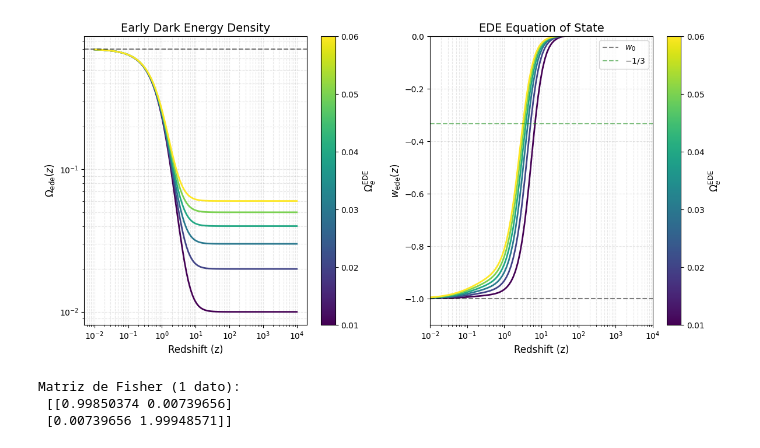
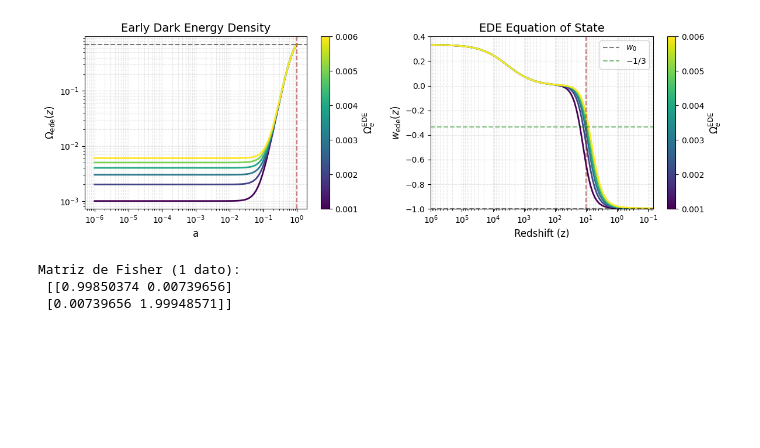
Before and after one commit to mazapataa/EDE, a Jupyter notebook: early.ipynb, the cells around one changed output. Cells and saved outputs as stored; diff of their text form; code cells hidden in the pictures; blank space fills up the shorter version.

```diff
--- a/early.ipynb
+++ b/early.ipynb
@@ -8,22 +8,25 @@ import matplotlib.pyplot as plt
 
 # Constants and parameters
 Omega_ede0 = 0.7
-Omega_eEDE_values = np.linspace(0.01, 0.06, 6)  # Array from 0.01 to 0.06 in 6 steps
+Omega_eEDE_values = np.linspace(0.001, 0.006, 6)
 Omega_m0 = 0.3
 w0 = -1.0
 a_eq = 1/3400
 
-z = np.logspace(-2, 4, 100)
-a = 1/(1 + z)
+a = np.logspace(0,-6, 100)
+z = (1/a) -1.
+
+
 
 def Omega_ede(a, Omega_eEDE):
-    term1 = (Omega_ede0 - Omega_eEDE * (1 - a**(-3*w0)))
-    term2 = (Omega_ede0 + Omega_m0 * a**(3*w0))
-    term3 = Omega_eEDE * (1 - a**(-3*w0))
-    return term1/term2 + term3
+    term1 = (Omega_ede0 - (Omega_eEDE * (1. - a**(-3.*w0))))
+    term2 = (Omega_ede0 + (Omega_m0 * a**(3.*w0)))
+    term3 = Omega_eEDE * (1 - a**(-3.*w0))
+    return (term1/term2) + term3
+
 
 def dlnOmega_dlna(a, Omega_eEDE):
-    eps = 1e-6
+    eps = 1e-4
     a_plus = a * (1 + eps)
     a_minus = a * (1 - eps)
     Omega_plus = Omega_ede(a_plus, Omega_eEDE)
@@ -31,12 +34,12 @@ def dlnOmega_dlna(a, Omega_eEDE):
     return (np.log(Omega_plus) - np.log(Omega_minus)) / (2 * eps)
 
 def w_ede(a, Omega_eEDE):
-    term1 = -1/(3*(1 - Omega_ede(a, Omega_eEDE))) * dlnOmega_dlna(a, Omega_eEDE)
-    term2 = a_eq/(3*(a + a_eq))
+    term1 = - dlnOmega_dlna(a, Omega_eEDE)/(3.*(1. - Omega_ede(a, Omega_eEDE)))
+    term2 = a_eq/(3.*(a + a_eq))
     return term1 + term2
 
 # Create plot
-fig = plt.figure(figsize=(12, 6))
+fig = plt.figure(figsize=(12, 4))
 
 # Color map for different Omega_eEDE values
 cmap = plt.cm.viridis
@@ -46,42 +49,45 @@ norm = plt.Normalize(vmin=min(Omega_eEDE_values), vmax=max(Omega_eEDE_values))
 ax1 = plt.subplot(1, 2, 1)
 for i, Omega_eEDE in enumerate(Omega_eEDE_values):
     Omega_ede_vals = np.array([Omega_ede(ai, Omega_eEDE) for ai in a])
-    plt.loglog(z, Omega_ede_vals, '-', lw=2, color=cmap(norm(Omega_eEDE)))
+    plt.loglog(a, Omega_ede_vals, '-', lw=2, color=cmap(norm(Omega_eEDE)))
 
 plt.axhline(Omega_ede0, color='k', linestyle='--', alpha=0.5)
-plt.xlabel('Redshift (z)', fontsize=12)
+plt.axvline(x=1, color='darkred', linestyle='--', alpha=0.5)
+plt.xlabel('a', fontsize=12)
 plt.ylabel(r'$\Omega_{\rm ede}(z)$', fontsize=12)
 plt.title('Early Dark Energy Density', fontsize=14)
 plt.grid(True, which="both", ls="--", alpha=0.3)
 
 # Add colorbar for first subplot
 cbar1 = fig.colorbar(plt.cm.ScalarMappable(cmap=cmap, norm=norm), ax=ax1)
 cbar1.set_label(r'$\Omega_e^{\rm EDE}$', fontsize=12)
 
 # Plot w_ede(z) for all values
 ax2 = plt.subplot(1, 2, 2)
 for i, Omega_eEDE in enumerate(Omega_eEDE_values):
     w_ede_vals = np.array([w_ede(ai, Omega_eEDE) for ai in a])
     plt.semilogx(z, w_ede_vals, '-', lw=2, color=cmap(norm(Omega_eEDE)))
 
 plt.axhline(w0, color='k', linestyle='--', alpha=0.5, label='$w_0$')
 plt.axhline(-1/3, color='g', linestyle='--', alpha=0.5, label='$-1/3$')
-plt.xlim(1e-2, 1e4)
-plt.ylim(-1.1, 0)
+plt.axvline(x=10, color='darkred', linestyle='--', alpha=0.5)
+plt.xlim(0, 1e6)
+plt.ylim(-1.0, 0.4)
+plt.gca().invert_xaxis()
 plt.xlabel('Redshift (z)', fontsize=12)
 plt.ylabel(r'$w_{\rm ede}(z)$', fontsize=12)
 plt.title('EDE Equation of State', fontsize=14)
 plt.grid(True, which="both", ls="--", alpha=0.3)
 plt.legend(fontsize=10)
 
 # Add colorbar for second subplot
 cbar2 = fig.colorbar(plt.cm.ScalarMappable(cmap=cmap, norm=norm), ax=ax2)
 cbar2.set_label(r'$\Omega_e^{\rm EDE}$', fontsize=12)
 
 plt.tight_layout()
 plt.show()
 # %% [output]
-[figure, old version]
+[figure, new version]
 # %%
 import numpy as np
 from scipy.stats import norm
```
Also changed, not shown: 14 other files.
